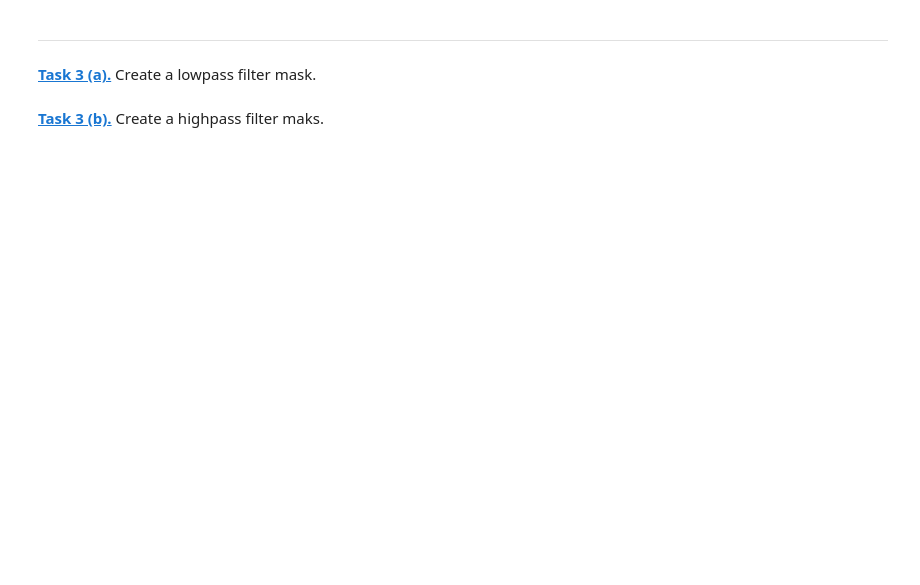
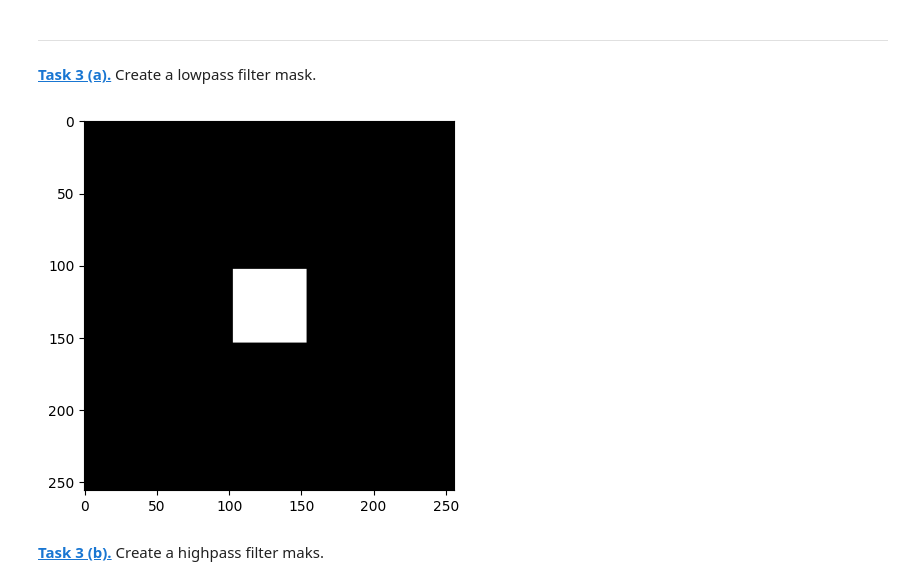
Before and after one commit to k8nsti/mobi-fs5-python, a Jupyter notebook: fourier.ipynb, the cells around one changed output. Drawn from its saved outputs; the diff is of its cells as text; code cells hidden in the pictures; blank space fills up the shorter version.

```diff
--- a/fourier.ipynb
+++ b/fourier.ipynb
@@ -155,2 +153,11 @@ filter_window_size = 50
+# %%
+filter_window_size = 50
+low_passfilter = np.zeros((256, 256))
+low_passfilter[103:154, 103:154] = 1
+
+plt.imshow(low_passfilter, cmap = "gray")
+plt.show()
+# %% [output]
+[figure, added]
 # %% [markdown]
 **[Task 3 (b).]()** Create a highpass filter maks.
```
Also changed, not shown: parts of 6 cells of this notebook.
